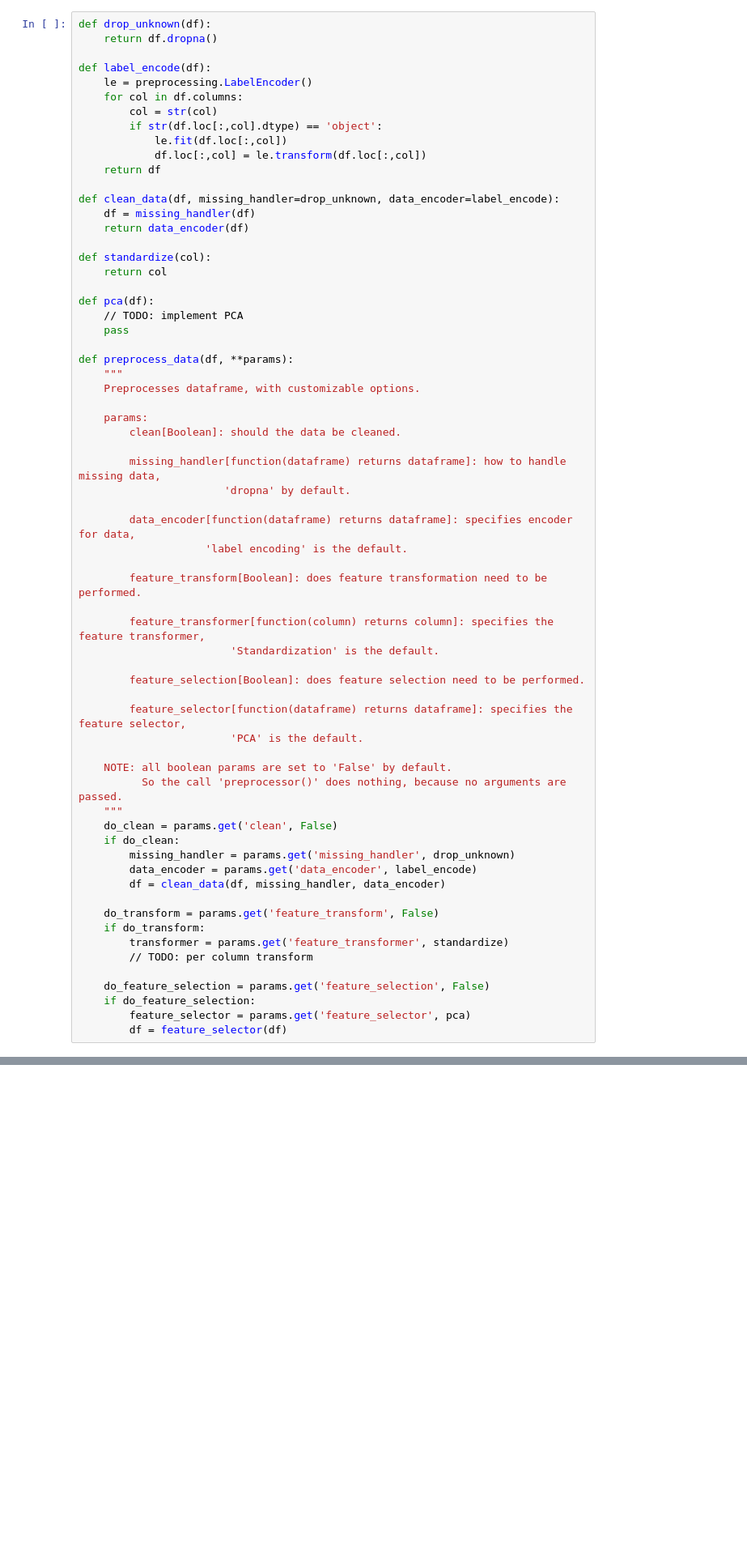
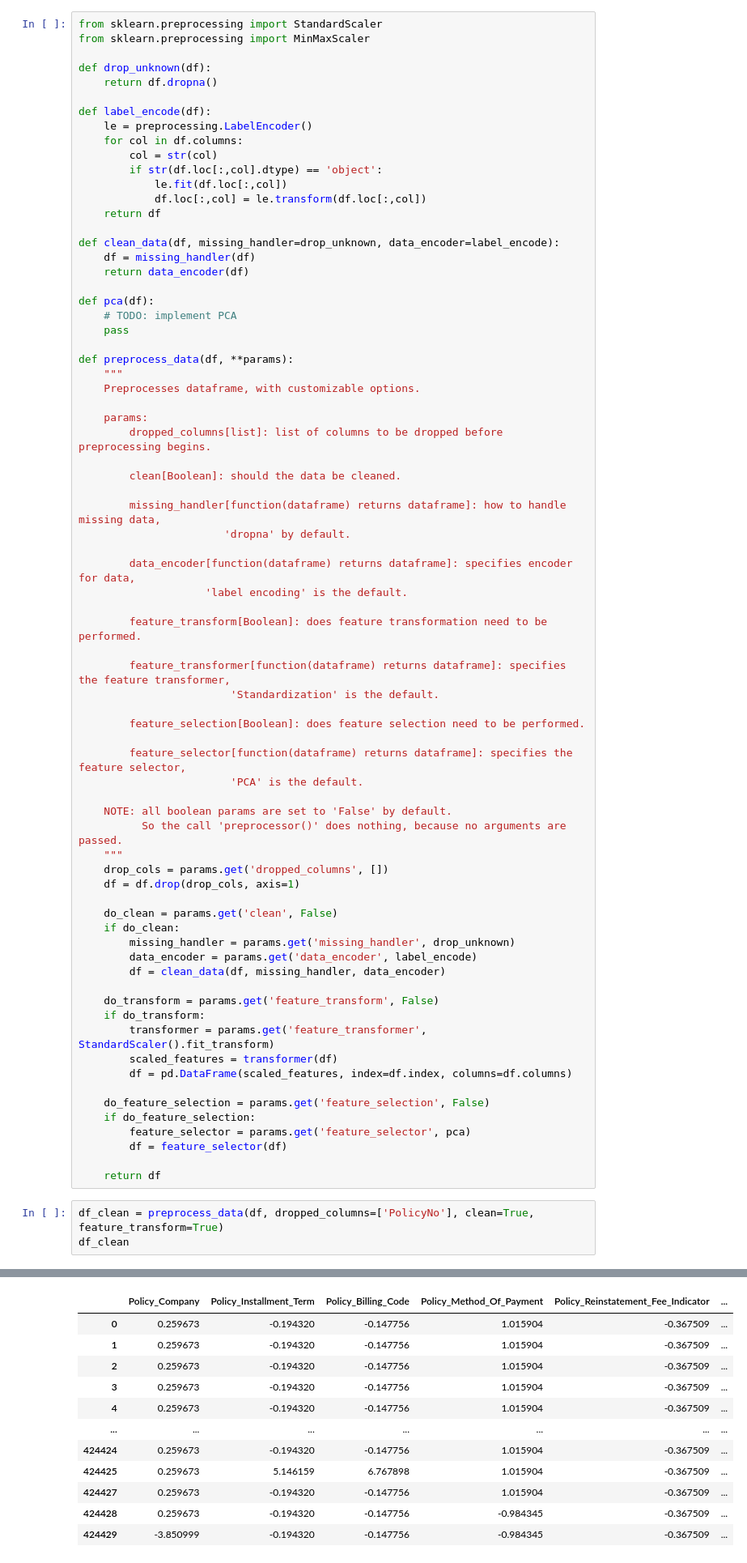
Before and after one commit to Rishant96/Big-Data-Final-Project, a Jupyter notebook: Big Data - Auto Insurance.ipynb, the cells around one changed output, grey strips where cells are left out. Shown at 81% size. Cells and saved outputs as stored; diff of their text form; blank space fills up the shorter version.

Commit message:
feature transformation added.

```diff
--- a/Big Data - Auto Insurance.ipynb
+++ b/Big Data - Auto Insurance.ipynb
@@ -25,4 +25,7 @@ df
 # %%
+from sklearn.preprocessing import StandardScaler
+from sklearn.preprocessing import MinMaxScaler
+
 def drop_unknown(df):
     return df.dropna()
 
@@ -39,11 +42,8 @@ def clean_data(df, missing_handler=drop_unknown, data_encoder=label_encode):
     df = missing_handler(df)
     return data_encoder(df)
 
-def standardize(col):
-    return col
-
 def pca(df):
-    // TODO: implement PCA
+    # TODO: implement PCA
     pass
 
 def preprocess_data(df, **params):
@@ -51,6 +51,8 @@ def preprocess_data(df, **params):
     Preprocesses dataframe, with customizable options.
 
     params:
+        dropped_columns[list]: list of columns to be dropped before preprocessing begins.
+
         clean[Boolean]: should the data be cleaned.
 
         missing_handler[function(dataframe) returns dataframe]: how to handle missing data,
@@ -61,7 +63,7 @@ def preprocess_data(df, **params):
 
         feature_transform[Boolean]: does feature transformation need to be performed.
 
-        feature_transformer[function(column) returns column]: specifies the feature transformer,
+        feature_transformer[function(dataframe) returns dataframe]: specifies the feature transformer,
                         'Standardization' is the default.
 
         feature_selection[Boolean]: does feature selection need to be performed.
@@ -72,6 +74,9 @@ def preprocess_data(df, **params):
     NOTE: all boolean params are set to 'False' by default.
           So the call 'preprocessor()' does nothing, because no arguments are passed.
     """
+    drop_cols = params.get('dropped_columns', [])
+    df = df.drop(drop_cols, axis=1)
+
     do_clean = params.get('clean', False)
     if do_clean:
         missing_handler = params.get('missing_handler', drop_unknown)
@@ -80,10 +85,17 @@ def preprocess_data(df, **params):
 
     do_transform = params.get('feature_transform', False)
     if do_transform:
-        transformer = params.get('feature_transformer', standardize)
-        // TODO: per column transform
+        transformer = params.get('feature_transformer', StandardScaler().fit_transform)
+        scaled_features = transformer(df)
+        df = pd.DataFrame(scaled_features, index=df.index, columns=df.columns)
 
     do_feature_selection = params.get('feature_selection', False)
     if do_feature_selection:
         feature_selector = params.get('feature_selector', pca)
         df = feature_selector(df)
+
+    return df
+# %%
+df_clean = preprocess_data(df, dropped_columns=['PolicyNo'], clean=True, feature_transform=True)
+df_clean
+# %% [output]
@@ -89,0 +107,12 @@ def preprocess_data(df, **params):
+|  | Policy_Company | Policy_Installment_Term | Policy_Billing_Code | Policy_Method_Of_Payment | Policy_Reinstatement_Fee_Indicator | ... |
+| 0 | 0.259673 | -0.194320 | -0.147756 | 1.015904 | -0.367509 | ... |
+| 1 | 0.259673 | -0.194320 | -0.147756 | 1.015904 | -0.367509 | ... |
+| 2 | 0.259673 | -0.194320 | -0.147756 | 1.015904 | -0.367509 | ... |
+| 3 | 0.259673 | -0.194320 | -0.147756 | 1.015904 | -0.367509 | ... |
+| 4 | 0.259673 | -0.194320 | -0.147756 | 1.015904 | -0.367509 | ... |
+| ... | ... | ... | ... | ... | ... | ... |
+| 424424 | 0.259673 | -0.194320 | -0.147756 | 1.015904 | -0.367509 | ... |
+| 424425 | 0.259673 | 5.146159 | 6.767898 | 1.015904 | -0.367509 | ... |
+| 424427 | 0.259673 | -0.194320 | -0.147756 | 1.015904 | -0.367509 | ... |
+| 424428 | 0.259673 | -0.194320 | -0.147756 | -0.984345 | -0.367509 | ... |
+| 424429 | -3.850999 | -0.194320 | -0.147756 | -0.984345 | -0.367509 | ... |
```
Also changed, not shown: parts of 2 cells of this notebook.
